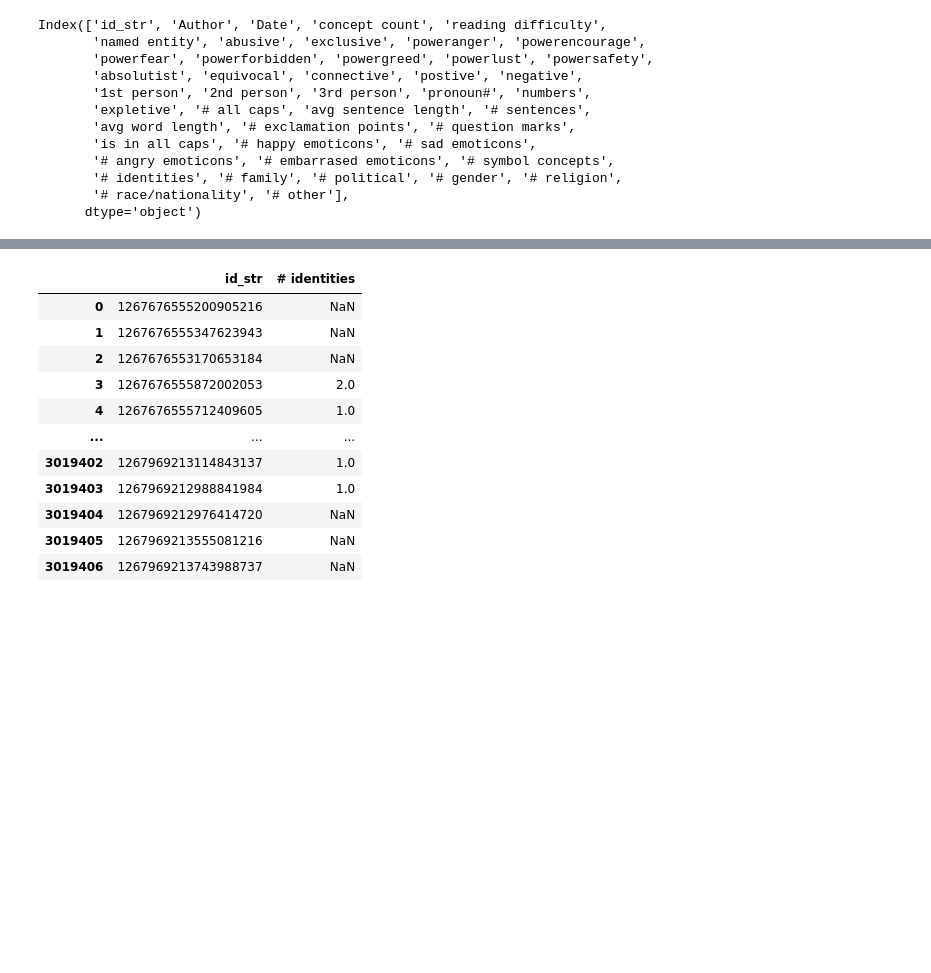
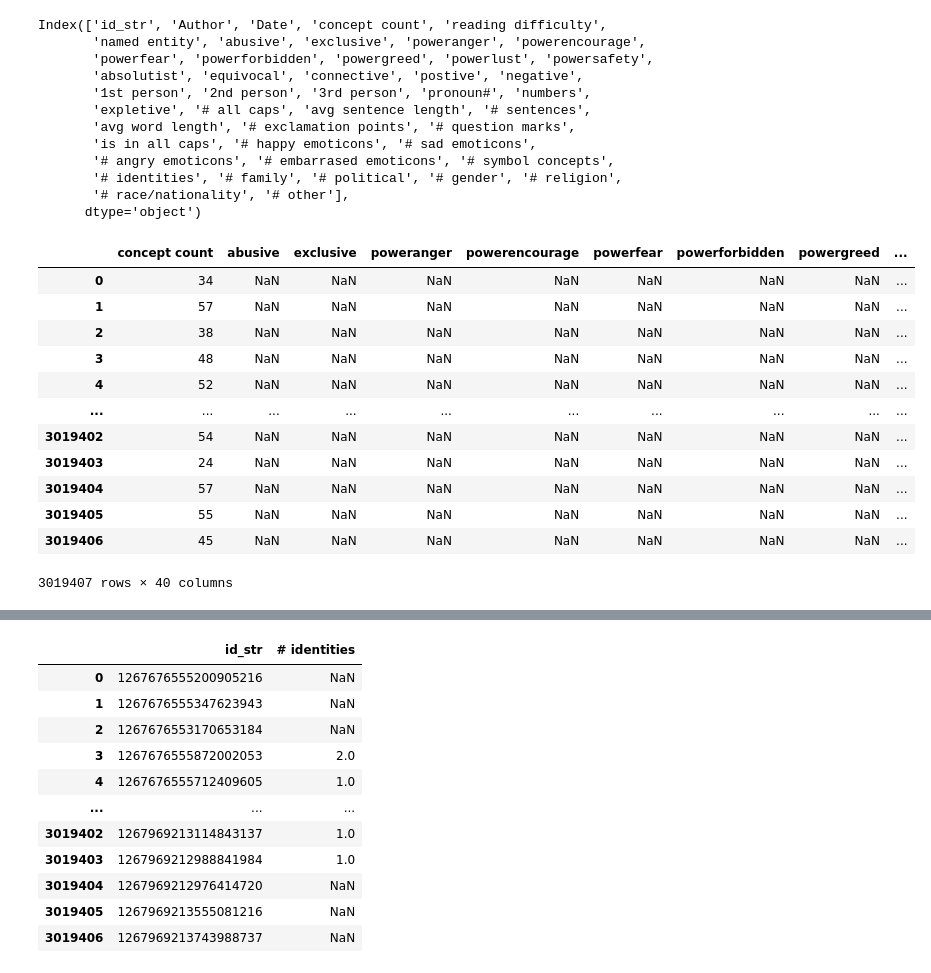
Before and after one commit to michaelmilleryoder/hate_speech_rhetoric, a Jupyter notebook: jupyter/explore_data.ipynb, the cells around one changed output, grey strips where cells are left out. Drawn from its saved outputs; the diff is of its cells as text; code cells hidden in the pictures; blank space fills up the shorter version.

```diff
--- a/jupyter/explore_data.ipynb
+++ b/jupyter/explore_data.ipynb
@@ -9,7 +9,7 @@ netmapper_output = {}
 for fname in os.listdir(netmapper_dirpath):
     print(fname)
     fpath = os.path.join(netmapper_dirpath, fname)
-    with open(fpath) as f:
+    # with open(fpath) as f:
         # replace unspecified origin lines
     netmapper_output[os.path.splitext(fname)[0].split('.')[1]] = pd.read_csv(fpath, sep='\t', on_bad_lines='skip')
 # %% [output]
@@ -90,3 +90,32 @@ Index(['id_str', 'Author', 'Date', 'concept count', 'reading difficulty',
        '# identities', '# family', '# political', '# gender', '# religion',
        '# race/nationality', '# other'],
       dtype='object')
+# %%
+# Select a number of columns, group
+sum_cols = ['concept count', 'abusive', 'exclusive', 'poweranger', 'powerencourage',
+       'powerfear', 'powerforbidden', 'powergreed', 'powerlust', 'powersafety',
+       'absolutist', 'equivocal', 'connective', 'postive', 'negative',
+       '1st person', '2nd person', '3rd person', 'pronoun#', 'numbers',
+       'expletive', '# all caps', '# sentences',
+       '# exclamation points', '# question marks',
+       'is in all caps', '# happy emoticons', '# sad emoticons',
+       '# angry emoticons', '# embarrased emoticons', '# symbol concepts',
+       '# identities', '# family', '# political', '# gender', '# religion',
+       '# race/nationality', '# other']
+avg_cols = ['avg sentence length', 'avg word length']
+selected = netmapper_output['cues'][sum_cols + avg_cols]
+selected
+# %% [output]
+|  | concept count | abusive | exclusive | poweranger | powerencourage | powerfear | powerforbidden | powergreed | ... |
+| 0 | 34 | NaN | NaN | NaN | NaN | NaN | NaN | NaN | ... |
+| 1 | 57 | NaN | NaN | NaN | NaN | NaN | NaN | NaN | ... |
+| 2 | 38 | NaN | NaN | NaN | NaN | NaN | NaN | NaN | ... |
+| 3 | 48 | NaN | NaN | NaN | NaN | NaN | NaN | NaN | ... |
+| 4 | 52 | NaN | NaN | NaN | NaN | NaN | NaN | NaN | ... |
+| ... | ... | ... | ... | ... | ... | ... | ... | ... | ... |
+| 3019402 | 54 | NaN | NaN | NaN | NaN | NaN | NaN | NaN | ... |
+| 3019403 | 24 | NaN | NaN | NaN | NaN | NaN | NaN | NaN | ... |
+| 3019404 | 57 | NaN | NaN | NaN | NaN | NaN | NaN | NaN | ... |
+| 3019405 | 55 | NaN | NaN | NaN | NaN | NaN | NaN | NaN | ... |
+| 3019406 | 45 | NaN | NaN | NaN | NaN | NaN | NaN | NaN | ... |
+3019407 rows × 40 columns
```
Also changed, not shown: parts of 2 cells of this notebook.
